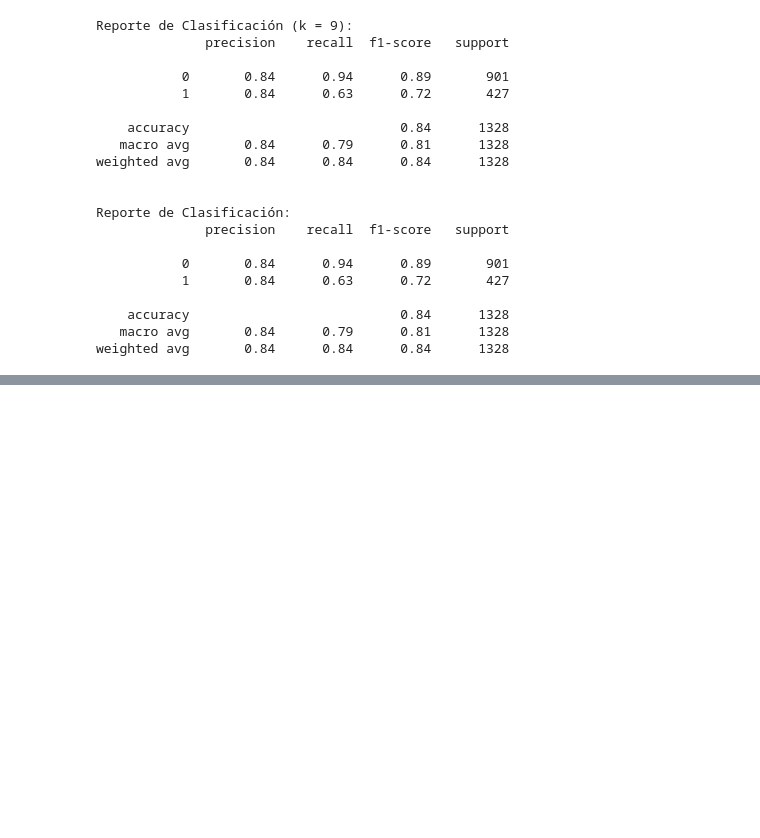
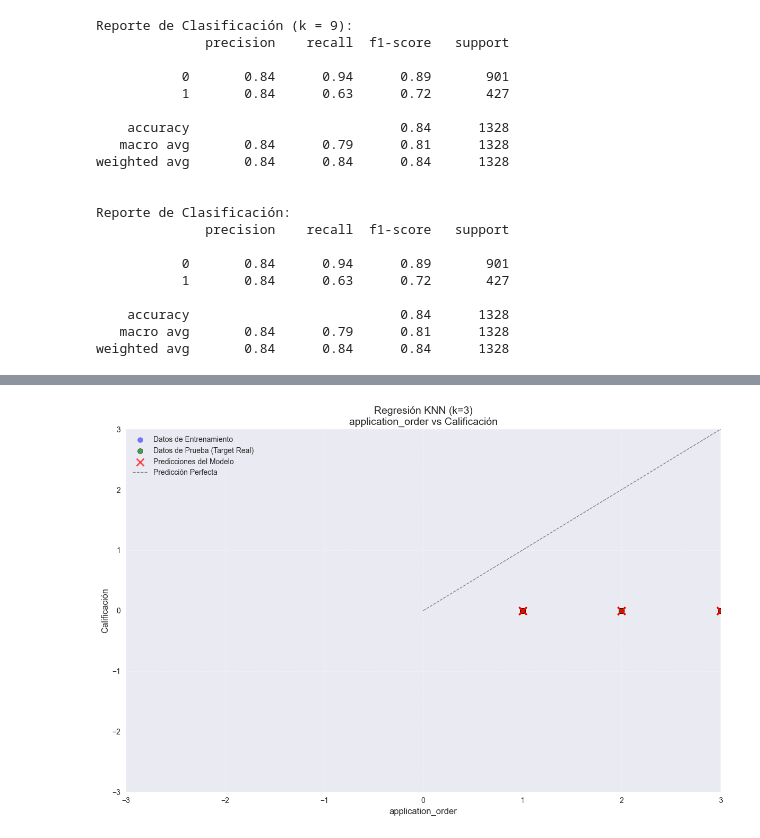
Before and after one commit to MariaClara091/jbook_mlproyect, a Jupyter notebook: _sources/Prueba.ipynb, the cells around one changed output, grey strips where cells are left out. Drawn from its saved outputs; the diff is of its cells as text; code cells hidden in the pictures; blank space fills up the shorter version.

```diff
--- a/_sources/Prueba.ipynb
+++ b/_sources/Prueba.ipynb
@@ -766,0 +661,81 @@ R²: 0.9667
+# %%
+plt.style.use('seaborn')
+plt.rcParams['figure.facecolor'] = 'white'
+print("Modelado de Regresión de Calificaciones")
+calificacion_col = 'Curricular units 2nd sem (grade)'
+if calificacion_col in dataset.columns:
+    y_reg = dataset[calificacion_col]
+    X_reg = df.select_dtypes(include=['number'])
+    X_train, X_test, y_train, y_test = train_test_split(
+        X_reg, y_reg, test_size=0.3, random_state=42
+    )
+    scaler = StandardScaler()
+    X_train_scaled = scaler.fit_transform(X_train)
+    X_test_scaled = scaler.transform(X_test)
+    K_LIST = range(1, 21)
+    reg_results = []
+
+    for k in K_LIST:
+        model = KNeighborsRegressor(n_neighbors=k)
+        model.fit(X_train_scaled, y_train)
+        y_pred = model.predict(X_test_scaled)
+        reg_results.append({
+            'k': k,
+            'mae': mean_absolute_error(y_test, y_pred),
+            'rmse': np.sqrt(mean_squared_error(y_test, y_pred)),
+            'r2': r2_score(y_test, y_pred)
+        })
+
+    reg_results_df = pd.DataFrame(reg_results)
+    best_k = int(reg_results_df.sort_values('rmse').iloc[0]['k'])
+    final_model = KNeighborsRegressor(n_neighbors=best_k)
+    final_model.fit(X_train_scaled, y_train)
+    y_pred = final_model.predict(X_test_scaled)
+
+    print("\n" + "-"*60)
+    print(f"Reporte Regresión (k={best_k})")
+    print("-"*60)
+    print(f"MAE: {mean_absolute_error(y_test, y_pred):.4f}")
+    print(f"RMSE: {np.sqrt(mean_squared_error(y_test, y_pred)):.4f}")
+    print(f"R²: {r2_score(y_test, y_pred):.4f}")
+    print("-"*60)
+    feature_name = X_reg.columns[0]
+
+    plt.figure(figsize=(12, 8))
+    plt.scatter(X_train[feature_name], y_train,
+                color='blue', alpha=0.5, label='Datos de Entrenamiento', s=50)
+    plt.scatter(X_test[feature_name], y_test,
+                color='green', alpha=0.7, label='Datos de Prueba (Target Real)', s=50,
+                edgecolor='black', linewidth=0.5)
+    plt.scatter(X_test[feature_name], y_pred,
+                color='red', alpha=0.7, label='Predicciones del Modelo', s=100,
+                marker='x', linewidth=2)
+    all_values = np.concatenate([y_train.values, y_test.values, y_pred])
+    min_val, max_val = np.min(all_values), np.max(all_values)
+    plt.plot([min_val, max_val], [min_val, max_val],
+             '--', color='gray', linewidth=1, label='Predicción Perfecta')
+    plt.title(f'Regresión KNN (k={best_k})\n{feature_name} vs Calificación', fontsize=14)
+    plt.xlabel(feature_name, fontsize=12)
+    plt.ylabel('Calificación', fontsize=12)
+    plt.legend(fontsize=10, framealpha=1)
+    plt.grid(True, linestyle='--', alpha=0.3)
+    plt.xlim(-3, 3)
+    plt.ylim(-3, 3)
+
+    plt.tight_layout()
+    plt.show()
+    plt.figure(figsize=(10, 8))
+    plt.scatter(y_reg_test, y_reg_pred, alpha=0.6, color='teal')
+    plt.plot([y_reg_test.min(), y_reg_test.max()],
+             [y_reg_test.min(), y_reg_test.max()],
+             '--r', linewidth=2, label='Línea de perfecta predicción')
+    plt.title('Valores Reales vs Predicciones (Calificaciones)', fontsize=16)
+    plt.xlabel('Calificaciones Reales')
+    plt.ylabel('Calificaciones Predichas')
+    plt.legend()
+    plt.grid(True, alpha=0.3)
+    plt.tight_layout()
+    plt.show()
+else:
+    print(f"\nAdvertencia: No se encontró la columna '{calificacion_col}' para regresión")
+# %% [output]
@@ -766,0 +751 @@ R²: 0.9667
+[figure, added]
```
Also changed, not shown: parts of 3 cells of this notebook, 6 other files.
